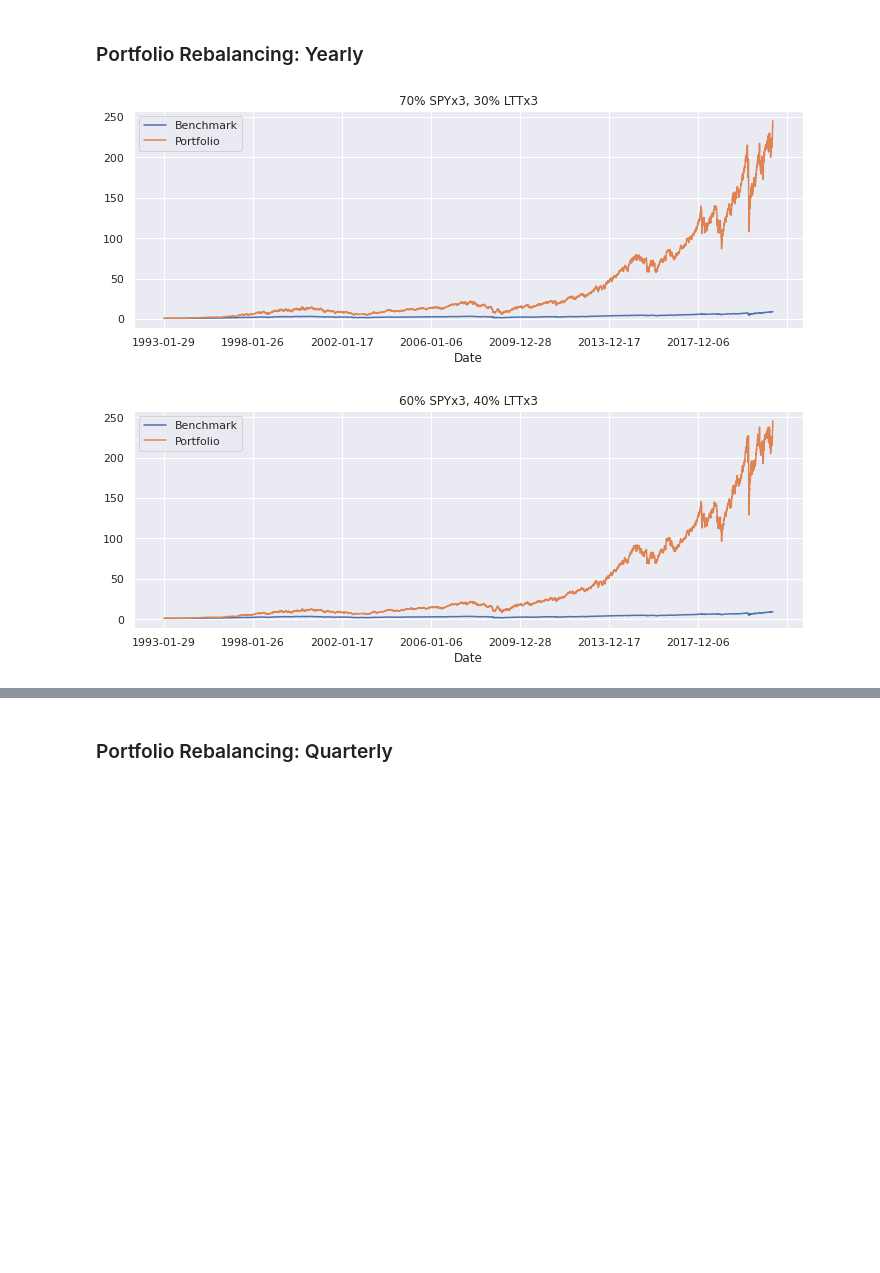
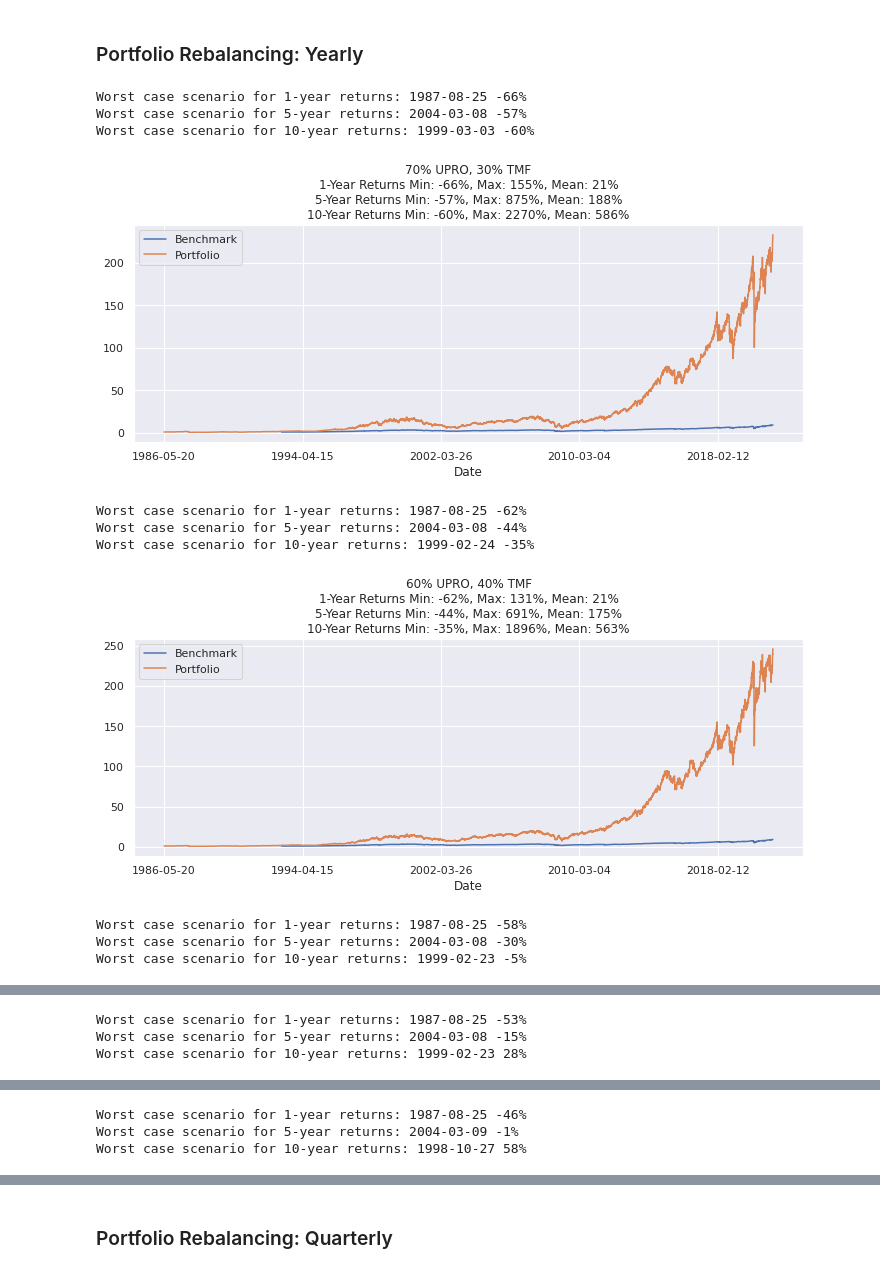
Before and after one commit to whackawaldo/boglehead, a Jupyter notebook: portfolio.ipynb, the cells around one changed output, grey strips where cells are left out. Drawn from its saved outputs; the diff is of its cells as text; code cells hidden in the pictures; blank space fills up the shorter version.

```diff
--- a/portfolio.ipynb
+++ b/portfolio.ipynb
@@ -18,8 +18,12 @@ B.plot(figsize=(12,4));
 # %% [markdown]
 ### Plot Estimated TMF and UPRO Returns
 # %%
+# Use UPRO and TMF, backfill using UPROSIM and LTTSIM
+df['TMF'] = df['TMF'].fillna(df['LTTSIM'])
+df['UPRO'] = df['UPRO'].fillna(df['UPROSIM'])
+
 records = []
-vals = {'LTTx3': 1, 'SPYx3': 1}
+vals = {'TMF': 1, 'UPRO': 1}
 for date, row in df[vals.keys()].dropna().iterrows():
   for asset, curr in vals.items():
     vals[asset] = curr * (1 + row[asset])
@@ -33,10 +37,10 @@ B.join(X).plot(title=title, figsize=(12, 4));
 # %%
 TARGET_ALLOCATIONS = [
-  {'SPYx3': .7, 'LTTx3': .3},
-  {'SPYx3': .6, 'LTTx3': .4},
-  {'SPYx3': .5, 'LTTx3': .5},
-  {'SPYx3': .4, 'LTTx3': .6},
-  {'SPYx3': .3, 'LTTx3': .7},
+  {'UPRO': .7, 'TMF': .3},
+  {'UPRO': .6, 'TMF': .4},
+  {'UPRO': .5, 'TMF': .5},
+  {'UPRO': .4, 'TMF': .6},
+  {'UPRO': .3, 'TMF': .7},
 ]
 # %%
 percent_float = lambda x: f'{x * 100:.2f}%'
@@ -71,8 +75,8 @@ def plot_portfolio(X, target_allocation, display_returns = True):
       print(f'Worst case scenario for {window}-year returns: {rr.idxmin()}', tmin)
 
   # Normalize the chart data
-  X.Portfolio /= X.Portfolio.iloc[0]
-  X.Benchmark /= X.Benchmark.iloc[0]
+  X.Portfolio /= X.Portfolio.dropna().iloc[0]
+  X.Benchmark /= X.Benchmark.dropna().iloc[0]
 
   plot_opts = dict(title=title, figsize=(12, 4))
   X.set_index('Date')[['Benchmark', 'Portfolio']].plot(**plot_opts)
@@ -124,23 +128,32 @@ def rebalance_portfolio(target_allocation, current_values):
 # %%
 for target_allocation in TARGET_ALLOCATIONS:
   current_values = dict(target_allocation)
 
   records = []
   for date, row in df[target_allocation.keys()].dropna().iterrows():
     row = row.to_dict()
 
     # Should the portfolio be rebalanced?
     if len(records) > 0 and date[0:4] != records[-1]['Date'][0:4]:
       current_values = rebalance_portfolio(target_allocation, current_values)
 
     for col in row.keys():
       current_values[col] *= 1 + row[col]
     total = sum(current_values.values())
     records.append(dict(current_values, Portfolio=total, Date=date))
 
   X = pd.DataFrame(records).set_index('Date').join(B)
   # X = X[X.index >= '2010-02-01'].iloc[:10 * 252]
-  plot_portfolio(X, target_allocation, display_returns=False)
+  plot_portfolio(X, target_allocation, display_returns=True)
 # %% [output]
+Worst case scenario for 1-year returns: 1987-08-25 -66%
+Worst case scenario for 5-year returns: 2004-03-08 -57%
+Worst case scenario for 10-year returns: 1999-03-03 -60%
-[figure, old version]
+[figure, new version]
+Worst case scenario for 1-year returns: 1987-08-25 -62%
+Worst case scenario for 5-year returns: 2004-03-08 -44%
+Worst case scenario for 10-year returns: 1999-02-24 -35%
-[figure, old version]
+[figure, new version]
+Worst case scenario for 1-year returns: 1987-08-25 -58%
+Worst case scenario for 5-year returns: 2004-03-08 -30%
+Worst case scenario for 10-year returns: 1999-02-23 -5%
@@ -147,0 +161,3 @@ for target_allocation in TARGET_ALLOCATIONS:
+Worst case scenario for 1-year returns: 1987-08-25 -53%
+Worst case scenario for 5-year returns: 2004-03-08 -15%
+Worst case scenario for 10-year returns: 1999-02-23 28%
@@ -148,0 +165,3 @@ for target_allocation in TARGET_ALLOCATIONS:
+Worst case scenario for 1-year returns: 1987-08-25 -46%
+Worst case scenario for 5-year returns: 2004-03-09 -1%
+Worst case scenario for 10-year returns: 1998-10-27 58%
```
Also changed, not shown: parts of 7 cells of this notebook.
